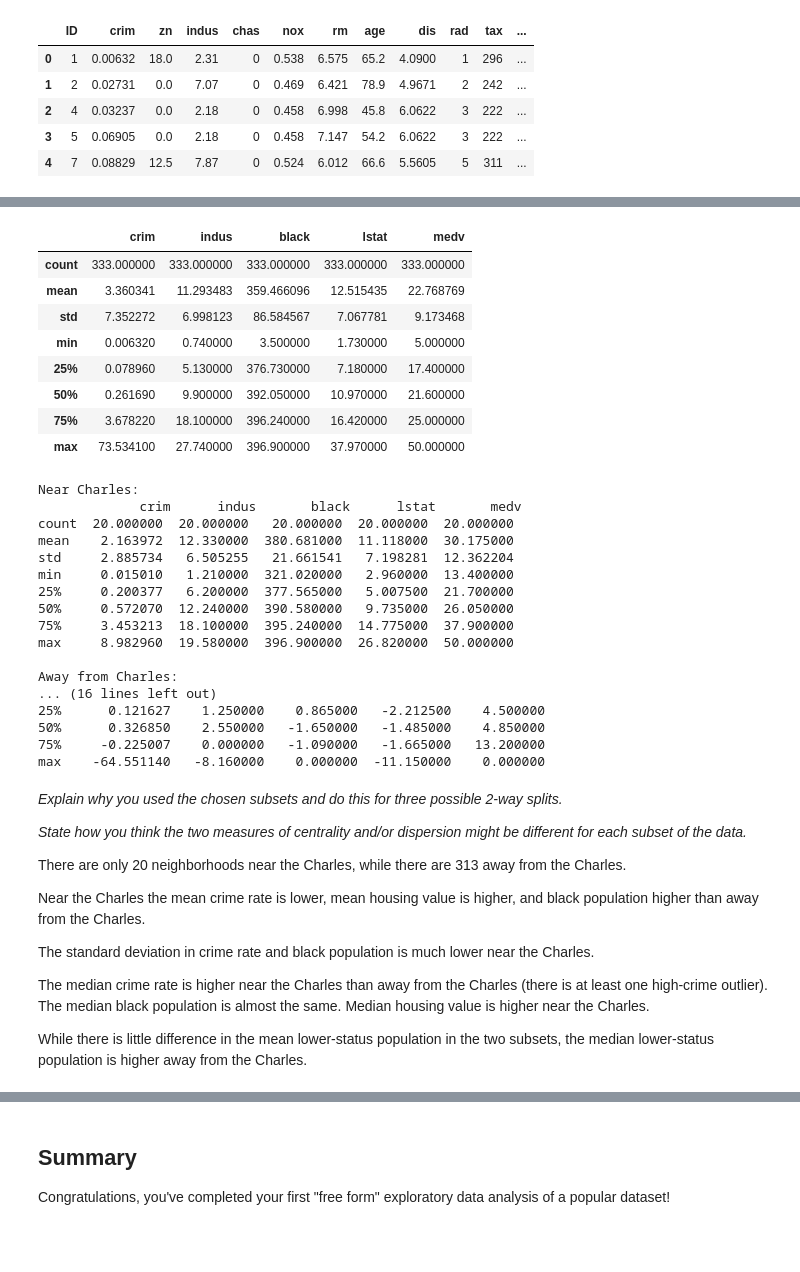
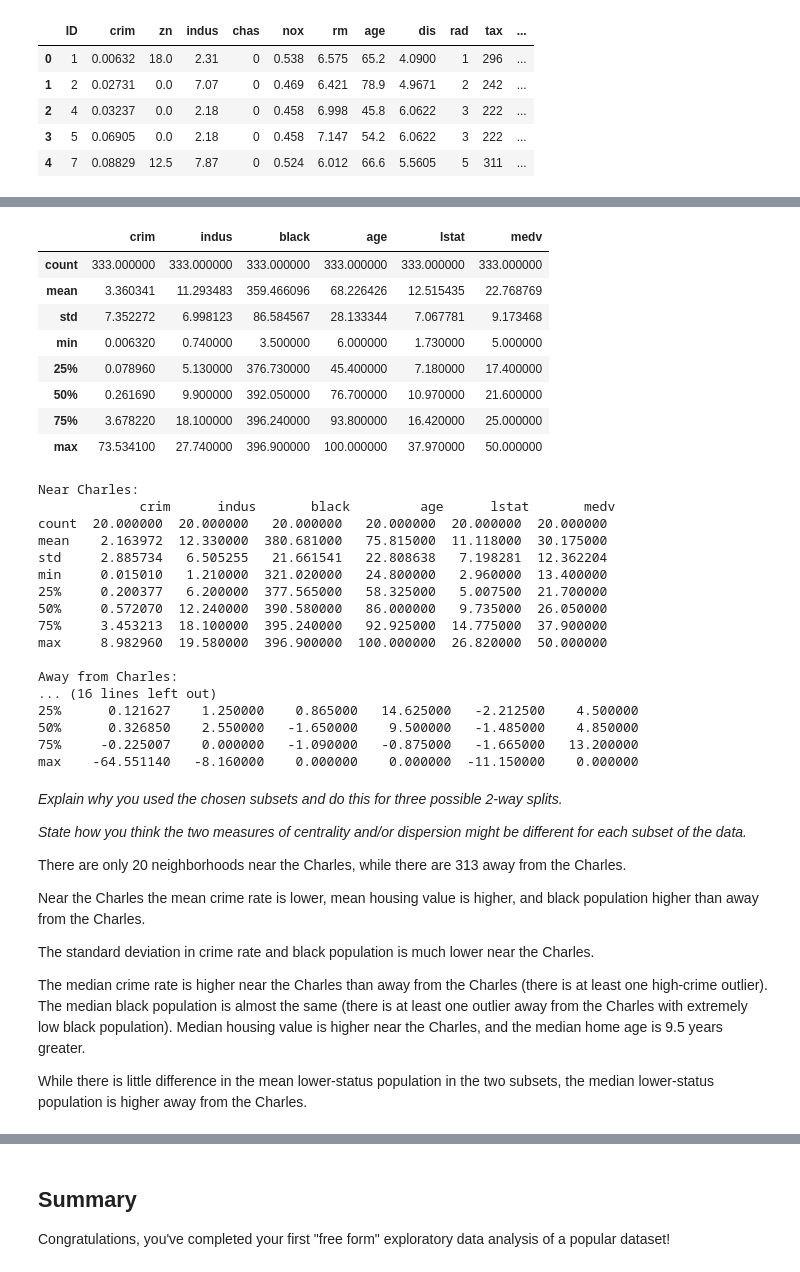
Before and after one commit to climatebrad/dsc-project-eda-with-pandas-dc-ds-100719, a Jupyter notebook: index-brad.ipynb, the cells around one changed output, grey strips where cells are left out. Saved outputs shown, nothing was run; the diff lists cells and outputs as text; code cells hidden in the pictures; blank space fills up the shorter version.

```diff
--- a/index-brad.ipynb
+++ b/index-brad.ipynb
@@ -102,18 +102,18 @@ pd.plotting.scatter_matrix(train[['crim','zn','indus','rm','dis','ptratio','blac
 # %%
 # Use built-in Python functions to explore measures of centrality and dispersion for at least 3 variables
 
-vars_of_interest = ['crim','indus','black','lstat','medv']
+vars_of_interest = ['crim','indus','black','age','lstat','medv']
 train[vars_of_interest].describe()
 # %% [output]
-|  | crim | indus | black | lstat | medv |
-| count | 333.000000 | 333.000000 | 333.000000 | 333.000000 | 333.000000 |
-| mean | 3.360341 | 11.293483 | 359.466096 | 12.515435 | 22.768769 |
-| std | 7.352272 | 6.998123 | 86.584567 | 7.067781 | 9.173468 |
-| min | 0.006320 | 0.740000 | 3.500000 | 1.730000 | 5.000000 |
-| 25% | 0.078960 | 5.130000 | 376.730000 | 7.180000 | 17.400000 |
-| 50% | 0.261690 | 9.900000 | 392.050000 | 10.970000 | 21.600000 |
-| 75% | 3.678220 | 18.100000 | 396.240000 | 16.420000 | 25.000000 |
-| max | 73.534100 | 27.740000 | 396.900000 | 37.970000 | 50.000000 |
+|  | crim | indus | black | age | lstat | medv |
+| count | 333.000000 | 333.000000 | 333.000000 | 333.000000 | 333.000000 | 333.000000 |
+| mean | 3.360341 | 11.293483 | 359.466096 | 68.226426 | 12.515435 | 22.768769 |
+| std | 7.352272 | 6.998123 | 86.584567 | 28.133344 | 7.067781 | 9.173468 |
+| min | 0.006320 | 0.740000 | 3.500000 | 6.000000 | 1.730000 | 5.000000 |
+| 25% | 0.078960 | 5.130000 | 376.730000 | 45.400000 | 7.180000 | 17.400000 |
+| 50% | 0.261690 | 9.900000 | 392.050000 | 76.700000 | 10.970000 | 21.600000 |
+| 75% | 3.678220 | 18.100000 | 396.240000 | 93.800000 | 16.420000 | 25.000000 |
+| max | 73.534100 | 27.740000 | 396.900000 | 100.000000 | 37.970000 | 50.000000 |
 # %%
 # Create meaningful subsets of the data using selection operations like .loc, .iloc, or related operations.
 
@@ -130,22 +130,22 @@ print("\ndiff:\n",near_chas[vars_of_interest].describe()
                   - away_chas[vars_of_interest].describe())
 # %% [output]
 Near Charles:
-             crim      indus       black      lstat       medv
-count  20.000000  20.000000   20.000000  20.000000  20.000000
-mean    2.163972  12.330000  380.681000  11.118000  30.175000
-std     2.885734   6.505255   21.661541   7.198281  12.362204
-min     0.015010   1.210000  321.020000   2.960000  13.400000
-25%     0.200377   6.200000  377.565000   5.007500  21.700000
-50%     0.572070  12.240000  390.580000   9.735000  26.050000
-75%     3.453213  18.100000  395.240000  14.775000  37.900000
-max     8.982960  19.580000  396.900000  26.820000  50.000000
+             crim      indus       black         age      lstat       medv
+count  20.000000  20.000000   20.000000   20.000000  20.000000  20.000000
+mean    2.163972  12.330000  380.681000   75.815000  11.118000  30.175000
+std     2.885734   6.505255   21.661541   22.808638   7.198281  12.362204
+min     0.015010   1.210000  321.020000   24.800000   2.960000  13.400000
+25%     0.200377   6.200000  377.565000   58.325000   5.007500  21.700000
+50%     0.572070  12.240000  390.580000   86.000000   9.735000  26.050000
+75%     3.453213  18.100000  395.240000   92.925000  14.775000  37.900000
+max     8.982960  19.580000  396.900000  100.000000  26.820000  50.000000
 
 Away from Charles:
 ... (16 lines left out)
-25%      0.121627    1.250000    0.865000   -2.212500    4.500000
-50%      0.326850    2.550000   -1.650000   -1.485000    4.850000
-75%     -0.225007    0.000000   -1.090000   -1.665000   13.200000
-max    -64.551140   -8.160000    0.000000  -11.150000    0.000000
+25%      0.121627    1.250000    0.865000   14.625000   -2.212500    4.500000
+50%      0.326850    2.550000   -1.650000    9.500000   -1.485000    4.850000
+75%     -0.225007    0.000000   -1.090000   -0.875000   -1.665000   13.200000
+max    -64.551140   -8.160000    0.000000    0.000000  -11.150000    0.000000
 # %% [markdown]
 _Explain why you used the chosen subsets and do this for three possible 2-way splits._
 
@@ -157,6 +157,6 @@ Near the Charles the mean crime rate is lower, mean housing value is higher, and
 
 The standard deviation in crime rate and black population is much lower near the Charles.
 
-The median crime rate is higher near the Charles than away from the Charles (there is at least one high-crime outlier). The median black population is almost the same. Median housing value is higher near the Charles.
+The median crime rate is higher near the Charles than away from the Charles (there is at least one high-crime outlier). The median black population is almost the same (there is at least one outlier away from the Charles with extremely low black population). Median housing value is higher near the Charles, and the median home age is 9.5 years greater.
 
 While there is little difference in the mean lower-status population in the two subsets, the median lower-status  population is higher away from the Charles.
```
Also changed, not shown: parts of 9 cells of this notebook.
